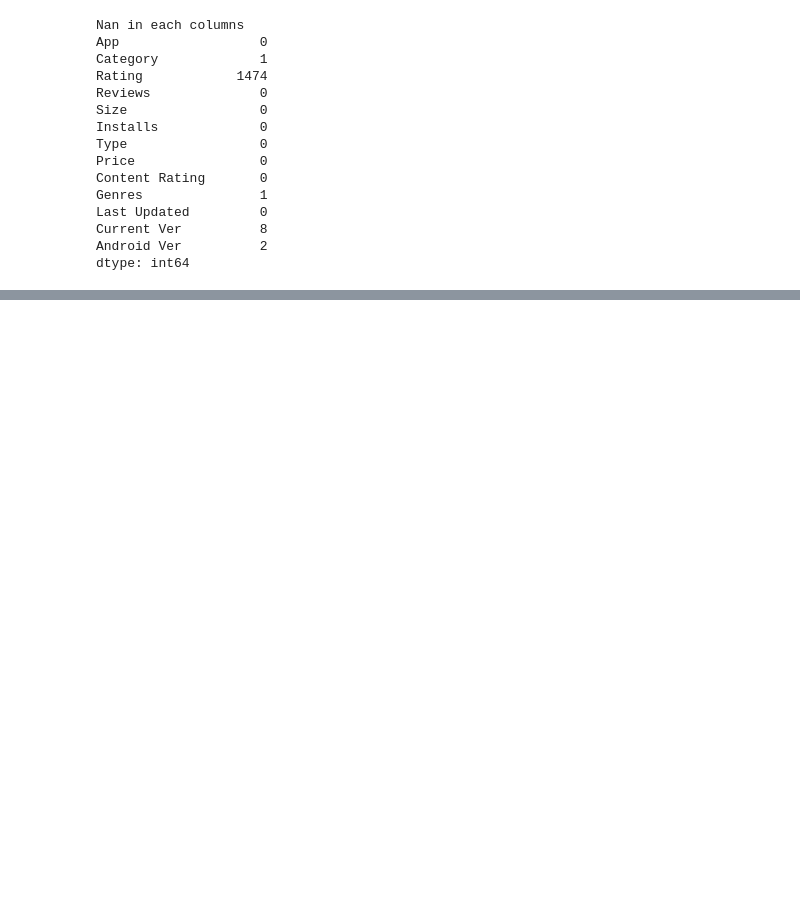
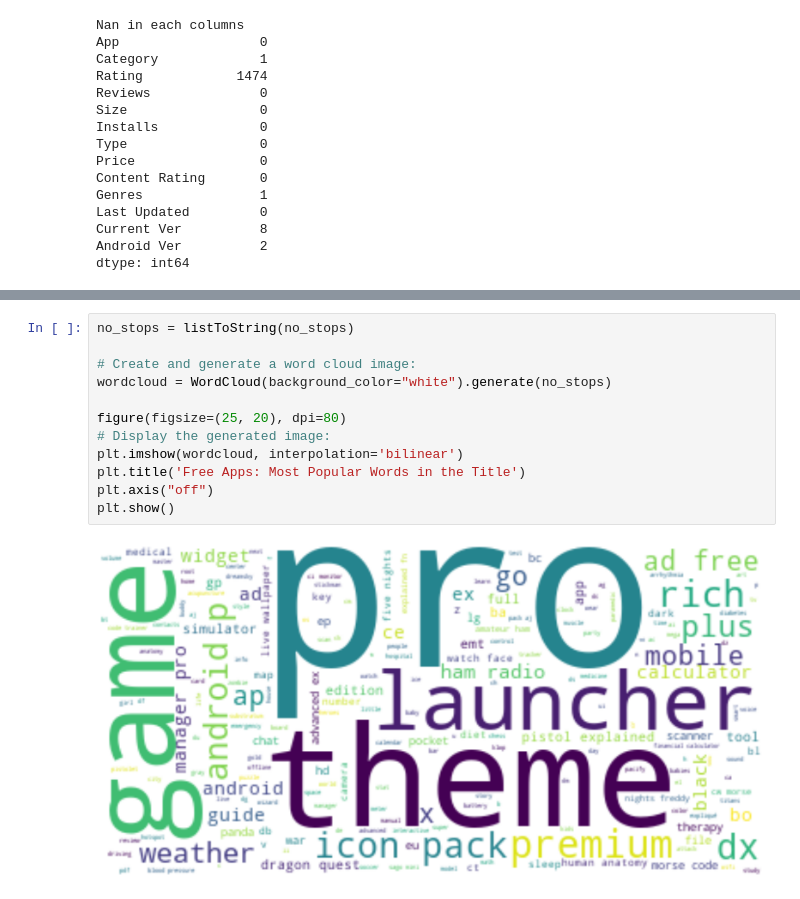
Before and after one commit to kjonina/google_app_store, a Jupyter notebook: google_store_app.ipynb, the cells around one changed output, grey strips where cells are left out. Drawn from its saved outputs; the diff is of its cells as text; blank space fills up the shorter version.

```diff
--- a/google_store_app.ipynb
+++ b/google_store_app.ipynb
@@ -544,0 +523,14 @@ TypeError: can only concatenate str (not "float") to str
+# %%
+no_stops = listToString(no_stops)
+
+# Create and generate a word cloud image:
+wordcloud = WordCloud(background_color="white").generate(no_stops)
+
+figure(figsize=(25, 20), dpi=80)
+# Display the generated image:
+plt.imshow(wordcloud, interpolation='bilinear')
+plt.title('Free Apps: Most Popular Words in the Title')
+plt.axis("off")
+plt.show()
+# %% [output]
+[figure, added]
```
Also changed, not shown: parts of 34 cells of this notebook.
